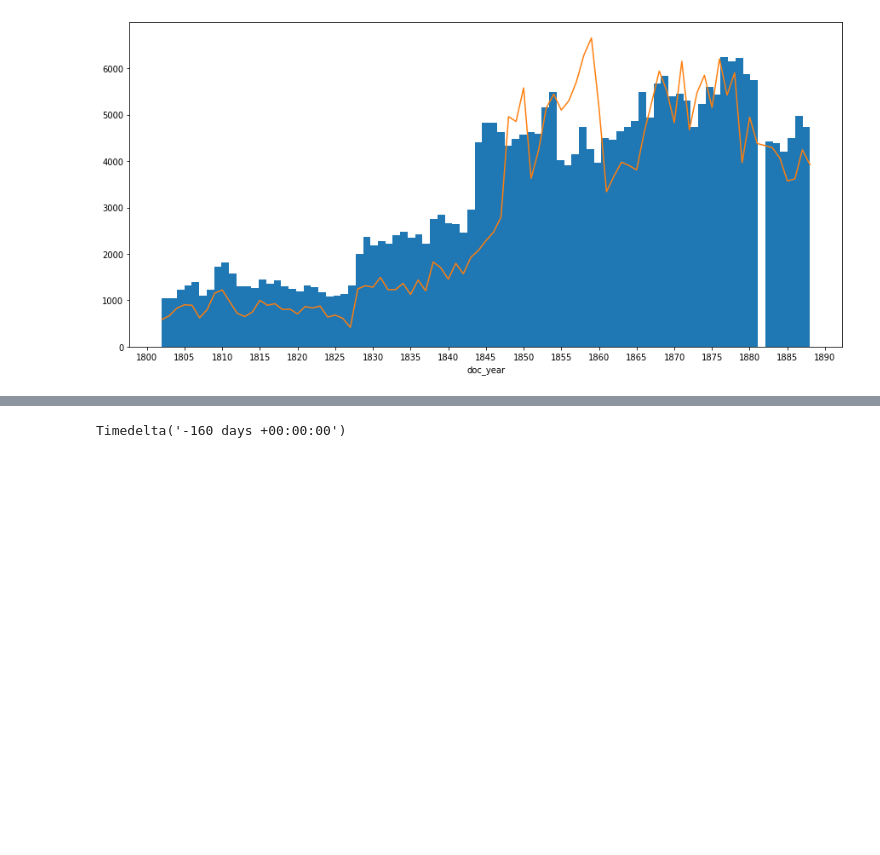
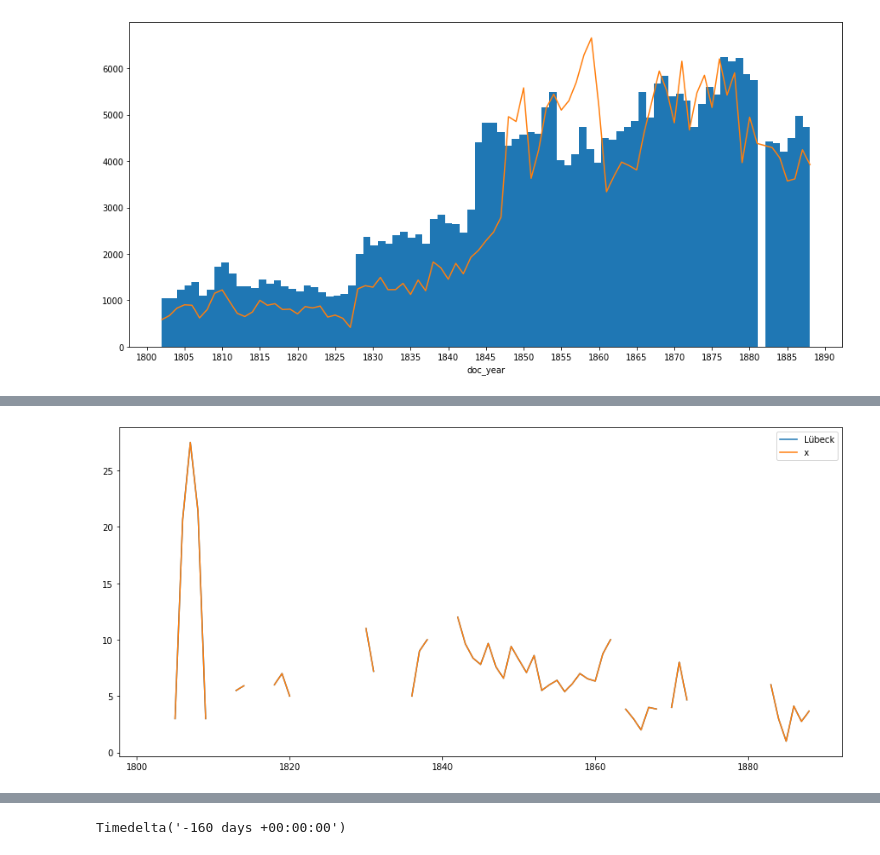
Before and after one commit to krkryger/rigasche-zeitung, a Jupyter notebook: notebooks/acta.ipynb, the cells around one changed output, grey strips where cells are left out. Drawn from its saved outputs; the diff is of its cells as text; code cells hidden in the pictures; blank space fills up the shorter version.

```diff
--- a/notebooks/acta.ipynb
+++ b/notebooks/acta.ipynb
@@ -370,0 +490,2 @@ allowed_placenames = df.placename.value_counts()[lambda x: x > 19].index
+# %%
+st_df = pd.read_csv('../streamlit/streamlit_data.tsv', sep='\t', encoding='utf8', index_col='Unnamed: 0')
@@ -370,0 +525,8 @@ allowed_placenames = df.placename.value_counts()[lambda x: x > 19].index
+# %%
+plt.figure(figsize=(15,7))
+st_df['Lübeck'].plot()
+st_df['Lübeck'].rolling(1, min_periods=1).mean().reindex(range(1802,1889)).plot(label='x')
+plt.legend()
+plt.show()
+# %% [output]
+[figure, added]
```
Also changed, not shown: parts of 29 cells of this notebook, 2 other files.
